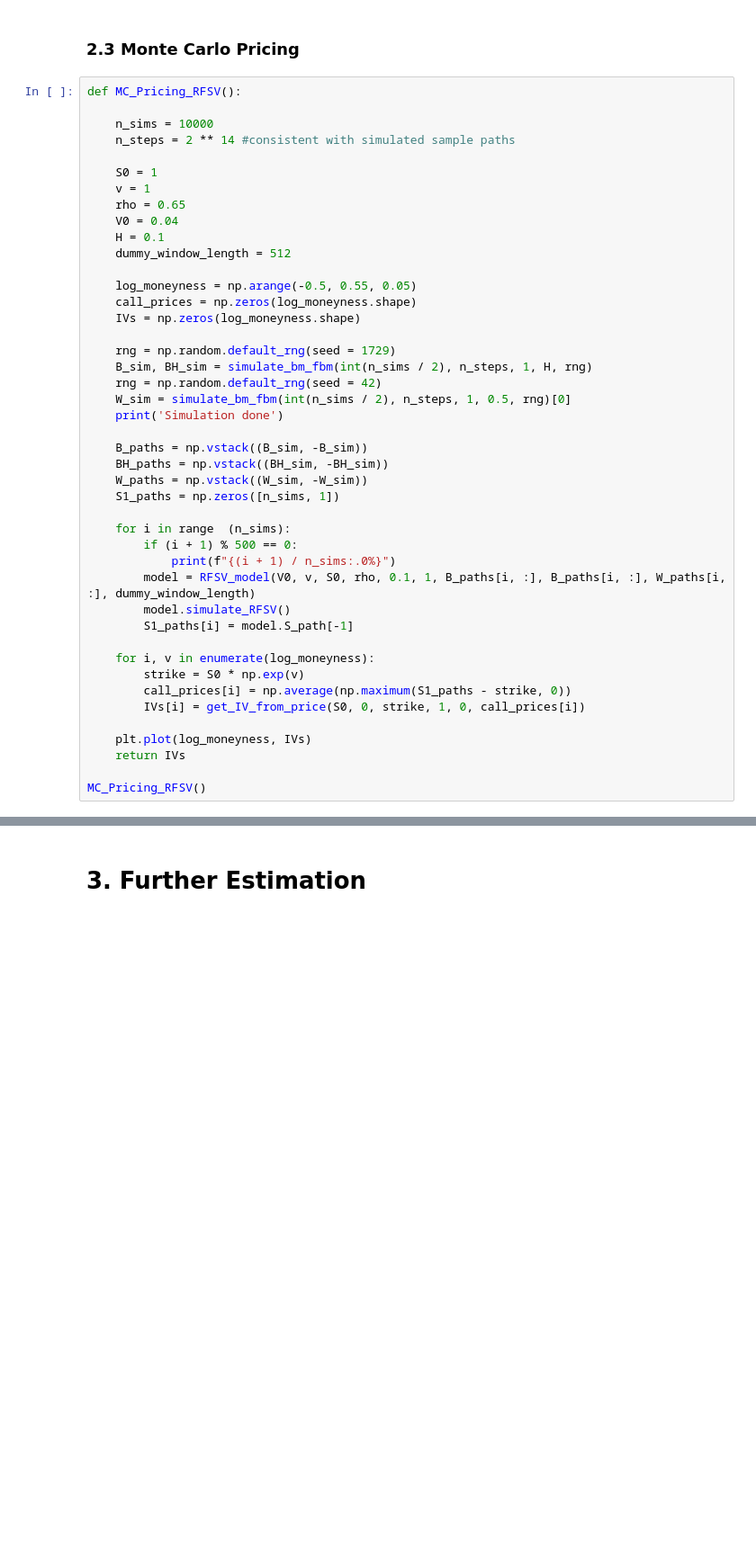
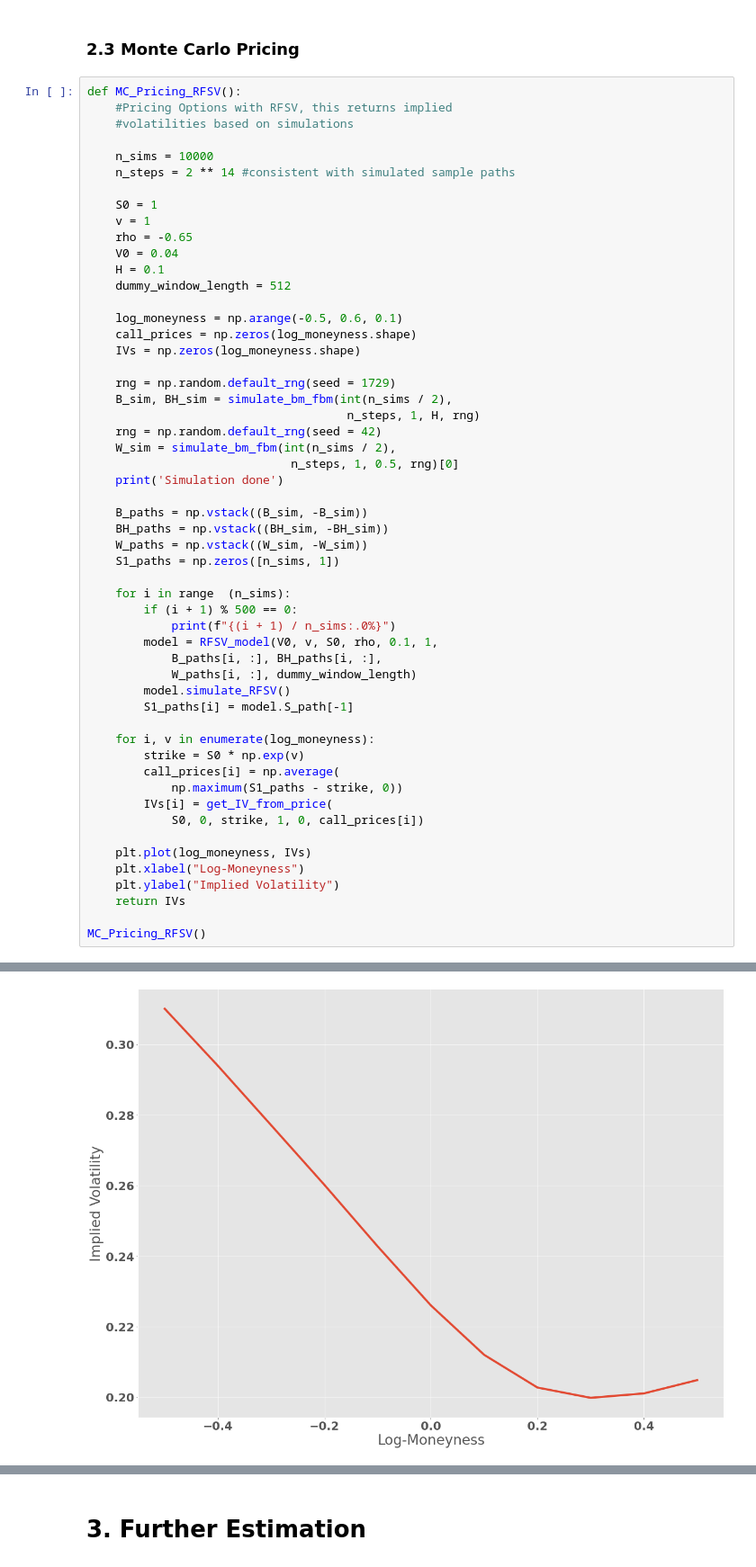
Before and after one commit to Jamjam1729/Dissertation, a Jupyter notebook: Dissertation.ipynb, the cells around one changed output, grey strips where cells are left out. Shown at 90% size. Saved outputs shown, nothing was run; the diff lists cells and outputs as text; blank space fills up the shorter version.

```diff
--- a/Dissertation.ipynb
+++ b/Dissertation.ipynb
@@ -470,25 +649,29 @@ print(np.mean(sim_realised_H) + np.std(sim_realised_H)* norm.ppf(0.975))
 ### 2.3 Monte Carlo Pricing
 # %%
 def MC_Pricing_RFSV():
+    #Pricing Options with RFSV, this returns implied
+    #volatilities based on simulations
 
     n_sims = 10000
     n_steps = 2 ** 14 #consistent with simulated sample paths
 
     S0 = 1
     v = 1
-    rho = 0.65
+    rho = -0.65
     V0 = 0.04
     H = 0.1
     dummy_window_length = 512
 
-    log_moneyness = np.arange(-0.5, 0.55, 0.05)
+    log_moneyness = np.arange(-0.5, 0.6, 0.1)
     call_prices = np.zeros(log_moneyness.shape)
     IVs = np.zeros(log_moneyness.shape)
 
     rng = np.random.default_rng(seed = 1729)
-    B_sim, BH_sim = simulate_bm_fbm(int(n_sims / 2), n_steps, 1, H, rng)
+    B_sim, BH_sim = simulate_bm_fbm(int(n_sims / 2),
+                                     n_steps, 1, H, rng)
     rng = np.random.default_rng(seed = 42)
-    W_sim = simulate_bm_fbm(int(n_sims / 2), n_steps, 1, 0.5, rng)[0]
+    W_sim = simulate_bm_fbm(int(n_sims / 2),
+                             n_steps, 1, 0.5, rng)[0]
     print('Simulation done')
 
     B_paths = np.vstack((B_sim, -B_sim))
@@ -499,16 +682,23 @@ def MC_Pricing_RFSV():
     for i in range  (n_sims):
         if (i + 1) % 500 == 0:
             print(f"{(i + 1) / n_sims:.0%}")
-        model = RFSV_model(V0, v, S0, rho, 0.1, 1, B_paths[i, :], B_paths[i, :], W_paths[i, :], dummy_window_length)
+        model = RFSV_model(V0, v, S0, rho, 0.1, 1,
+            B_paths[i, :], BH_paths[i, :],
+            W_paths[i, :], dummy_window_length)
         model.simulate_RFSV()
         S1_paths[i] = model.S_path[-1]
 
     for i, v in enumerate(log_moneyness):
         strike = S0 * np.exp(v)
-        call_prices[i] = np.average(np.maximum(S1_paths - strike, 0))
-        IVs[i] = get_IV_from_price(S0, 0, strike, 1, 0, call_prices[i])
+        call_prices[i] = np.average(
+            np.maximum(S1_paths - strike, 0))
+        IVs[i] = get_IV_from_price(
+            S0, 0, strike, 1, 0, call_prices[i])
 
     plt.plot(log_moneyness, IVs)
+    plt.xlabel("Log-Moneyness")
+    plt.ylabel("Implied Volatility")
     return IVs
 
 MC_Pricing_RFSV()
+# %% [output]
@@ -514,0 +725 @@ MC_Pricing_RFSV()
+[figure, added]
```
Also changed, not shown: parts of 50 cells of this notebook, 7 other files.
